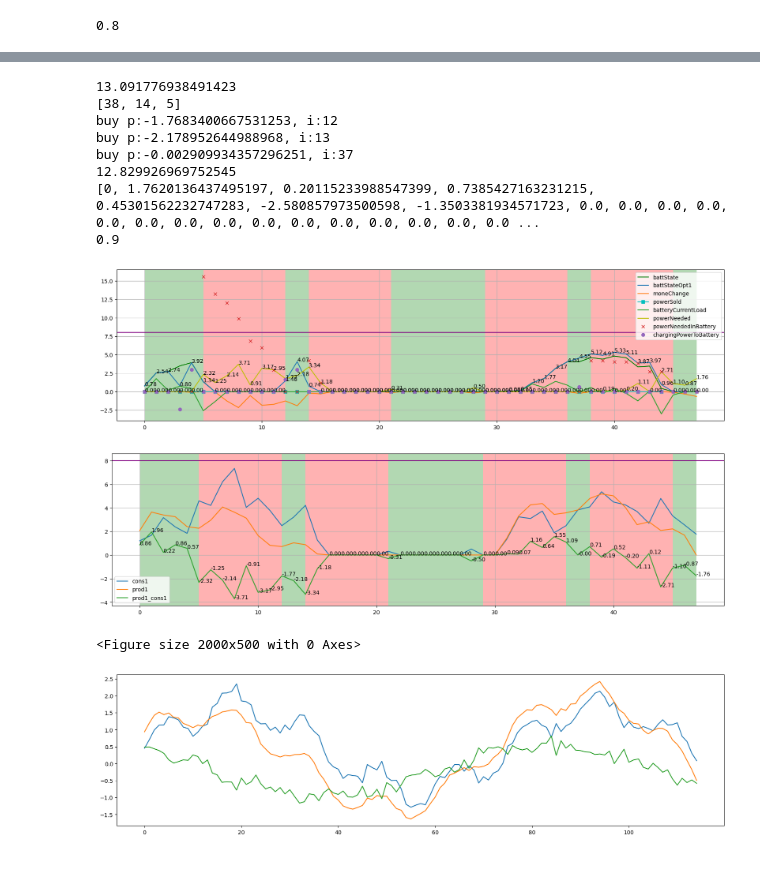
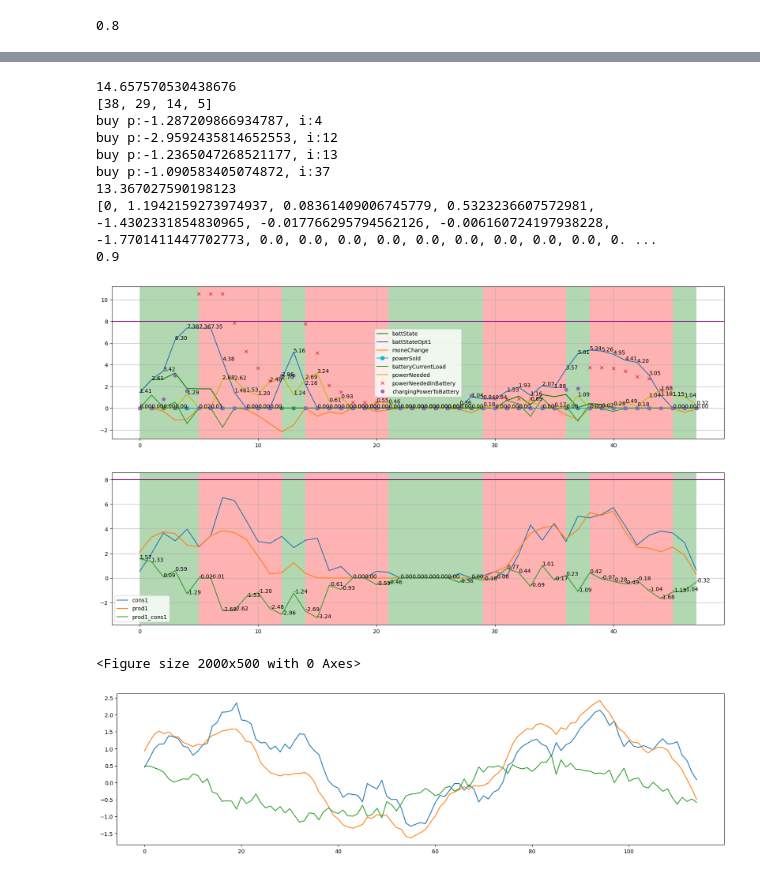
Before and after one commit to jurek1029/HouseholdEnergyPredictor, a Jupyter notebook: Load Prediction/Optimalization.ipynb, the cells around one changed output, grey strips where cells are left out. Cells and saved outputs as stored; diff of their text form; code cells hidden in the pictures.

```diff
--- a/Load Prediction/Optimalization.ipynb
+++ b/Load Prediction/Optimalization.ipynb
@@ -705,10 +705,10 @@ for i in pointsOfIntrest:
     power = battery.powerRequiredToGetToLVLFrom(battState[i],power)
 
     j = 0
-    battLoading = np.maximum([0] + list( np.diff(battState)),0)
+    battCharging = np.maximum([0] + list( np.diff(battState)),0)
     while power > 0 and i - j - 1 >= 0:
 
-        power -= battState[i - j - 1]
+        power -= battCharging[i - j - 1]
         powerDischargingBattery = -min(0,batteryCurrentLoad[i - j - 1]) # only negative changes (dischaging), flip so it is positive
         charge = min(battery.powerInMax*timeInterval,battery.powerOutMax*timeInterval - powerDischargingBattery ,power) # future power taken from battery cant excede maxDischarge, so calculate how much more can battery give, and cant charge over charging limit
         if money.IsTimeLow((i - j - 1) % 24 + 1): # charge only in green
@@ -787,42 +787,43 @@ moneChange = [0] + list(np.diff(moneyStateOpt1))
 plotPowerLines(
     battState=(battState,'green'),
     battStateOpt1=(battStateOpt1,'',True),
     moneChange=(moneChange,''),
     powerSold=(powerSold,'-sc'),
     #moneyState=(moneyState,'ro'),
     #balanceState=(balanceState,'blue'),
     #)
 
 #plotPowerLines(
     batteryCurrentLoad=(batteryCurrentLoad,''),
     powerNeeded=(powerNeeded,'y',True),
     powerNeededInBattery=(powerNeededInBattery,'x'),
     chargingPowerToBattery=(chargingPowerToBattery,'o')
     #battAfterCharge=(battAfterCharge,'y')
     )
 
 plotPowerLines(
     cons1=(cons1,''),
     prod1=(prod1,''),
     prod1_cons1=(prod1-cons1,'',True))
 
 print(-money.currMoney)
 
 print(batteryCurrentLoad)
 print(battery.maxProfitChargeLvl(money))
 #18.273591118225692
 #17.34158966424969
 # %% [output]
-13.091776938491423
-[38, 14, 5]
-buy p:-1.7683400667531253, i:12
-buy p:-2.178952644988968, i:13
-buy p:-0.002909934357296251, i:37
-12.829926969752545
-[0, 1.7620136437495197, 0.20115233988547399, 0.7385427163231215, 0.45301562232747283, -2.580857973500598, -1.3503381934571723, 0.0, 0.0, 0.0, 0.0, 0.0, 0.0, 0.0, 0.0, 0.0, 0.0, 0.0, 0.0, 0.0, 0.0, 0.0 ...
+14.657570530438676
+[38, 29, 14, 5]
+buy p:-1.287209866934787, i:4
+buy p:-2.9592435814652553, i:12
+buy p:-1.2365047268521177, i:13
+buy p:-1.090583405074872, i:37
+13.367027590198123
+[0, 1.1942159273974937, 0.08361409006745779, 0.5323236607572981, -1.4302331854830965, -0.017766295794562126, -0.006160724197938228, -1.7701411447702773, 0.0, 0.0, 0.0, 0.0, 0.0, 0.0, 0.0, 0.0, 0.0, 0. ...
 0.9
-[figure, old version]
+[figure, new version]
-[figure, old version]
+[figure, new version]
 <Figure size 2000x500 with 0 Axes>
 # %%
 agregAmount = 5
```
Also changed, not shown: parts of 1 cell of this notebook, 16 other files.
